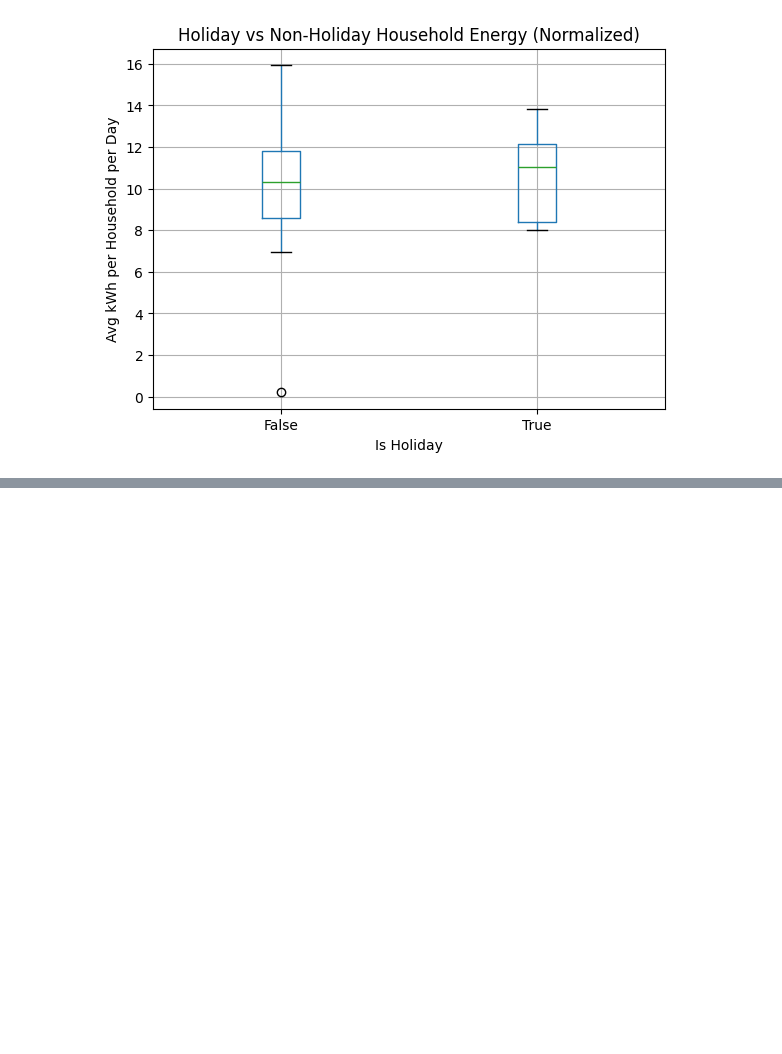
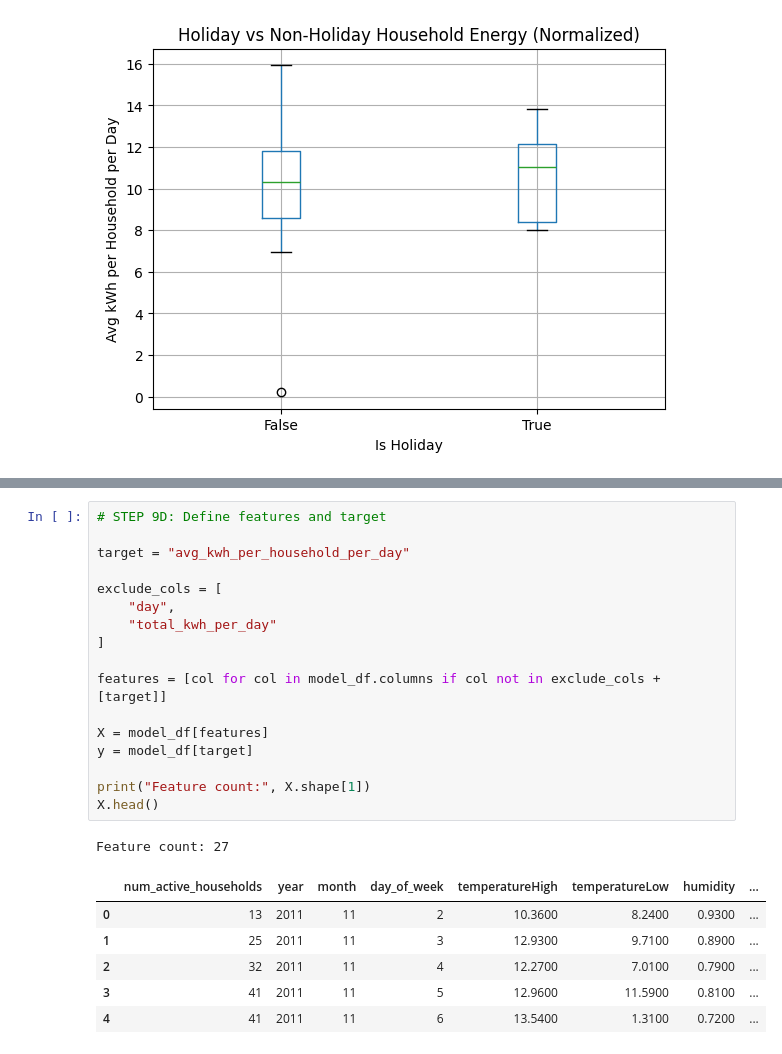
Before and after one commit to MaximeBoulat/TeamProject-530, a Jupyter notebook: Notebooks/Smart_meters_in_London.ipynb, the cells around one changed output, grey strips where cells are left out. Saved outputs shown, nothing was run; the diff lists cells and outputs as text; blank space fills up the shorter version.

```diff
--- a/Notebooks/Smart_meters_in_London.ipynb
+++ b/Notebooks/Smart_meters_in_London.ipynb
@@ -1388,0 +1409,25 @@ dtype: float64
+# %%
+# STEP 9D: Define features and target
+
+target = "avg_kwh_per_household_per_day"
+
+exclude_cols = [
+    "day",
+    "total_kwh_per_day"
+]
+
+features = [col for col in model_df.columns if col not in exclude_cols + [target]]
+
+X = model_df[features]
+y = model_df[target]
+
+print("Feature count:", X.shape[1])
+X.head()
+# %% [output]
+Feature count: 27
+|  | num_active_households | year | month | day_of_week | temperatureHigh | temperatureLow | humidity | ... |
+| 0 | 13 | 2011 | 11 | 2 | 10.3600 | 8.2400 | 0.9300 | ... |
+| 1 | 25 | 2011 | 11 | 3 | 12.9300 | 9.7100 | 0.8900 | ... |
+| 2 | 32 | 2011 | 11 | 4 | 12.2700 | 7.0100 | 0.7900 | ... |
+| 3 | 41 | 2011 | 11 | 5 | 12.9600 | 11.5900 | 0.8100 | ... |
+| 4 | 41 | 2011 | 11 | 6 | 13.5400 | 1.3100 | 0.7200 | ... |
```
Also changed, not shown: parts of 29 cells of this notebook.
